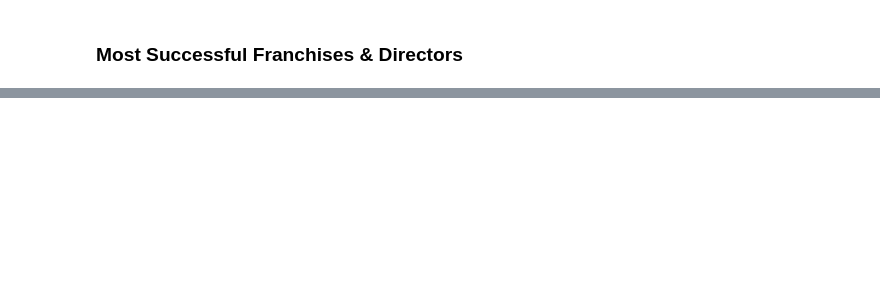
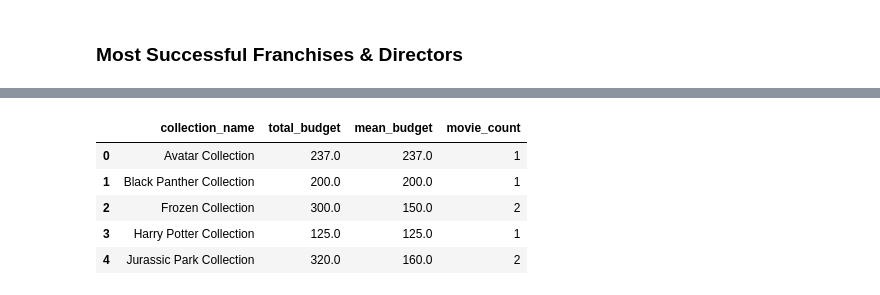
Before and after one commit to kgyauAmtch/Amtch_Personal_Projects, a Jupyter notebook: Project1/notebooks/data_cleaning.ipynb, the cells around one changed output, grey strips where cells are left out. Cells and saved outputs as stored; diff of their text form; code cells hidden in the pictures; blank space fills up the shorter version.

```diff
--- a/Project1/notebooks/data_cleaning.ipynb
+++ b/Project1/notebooks/data_cleaning.ipynb
@@ -992,0 +1107,9 @@ mean_rating_comparison = df.groupby('is_franchise')['vote_average'].mean().reset
+# %%
+franchise_budgets.head()
+# %% [output]
+|  | collection_name | total_budget | mean_budget | movie_count |
+| 0 | Avatar Collection | 237.0 | 237.0 | 1 |
+| 1 | Black Panther Collection | 200.0 | 200.0 | 1 |
+| 2 | Frozen Collection | 300.0 | 150.0 | 2 |
+| 3 | Harry Potter Collection | 125.0 | 125.0 | 1 |
+| 4 | Jurassic Park Collection | 320.0 | 160.0 | 2 |
```
Also changed, not shown: parts of 35 cells of this notebook.
